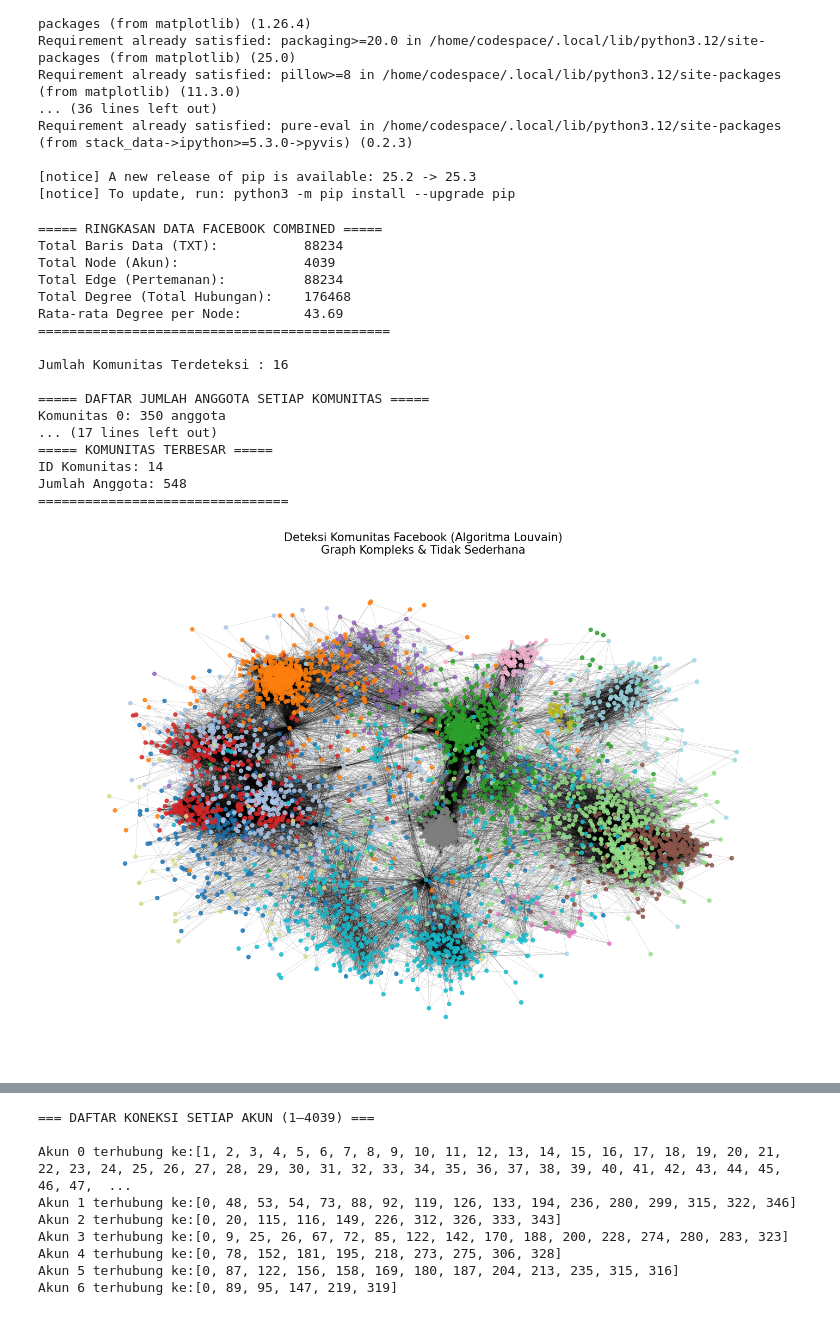
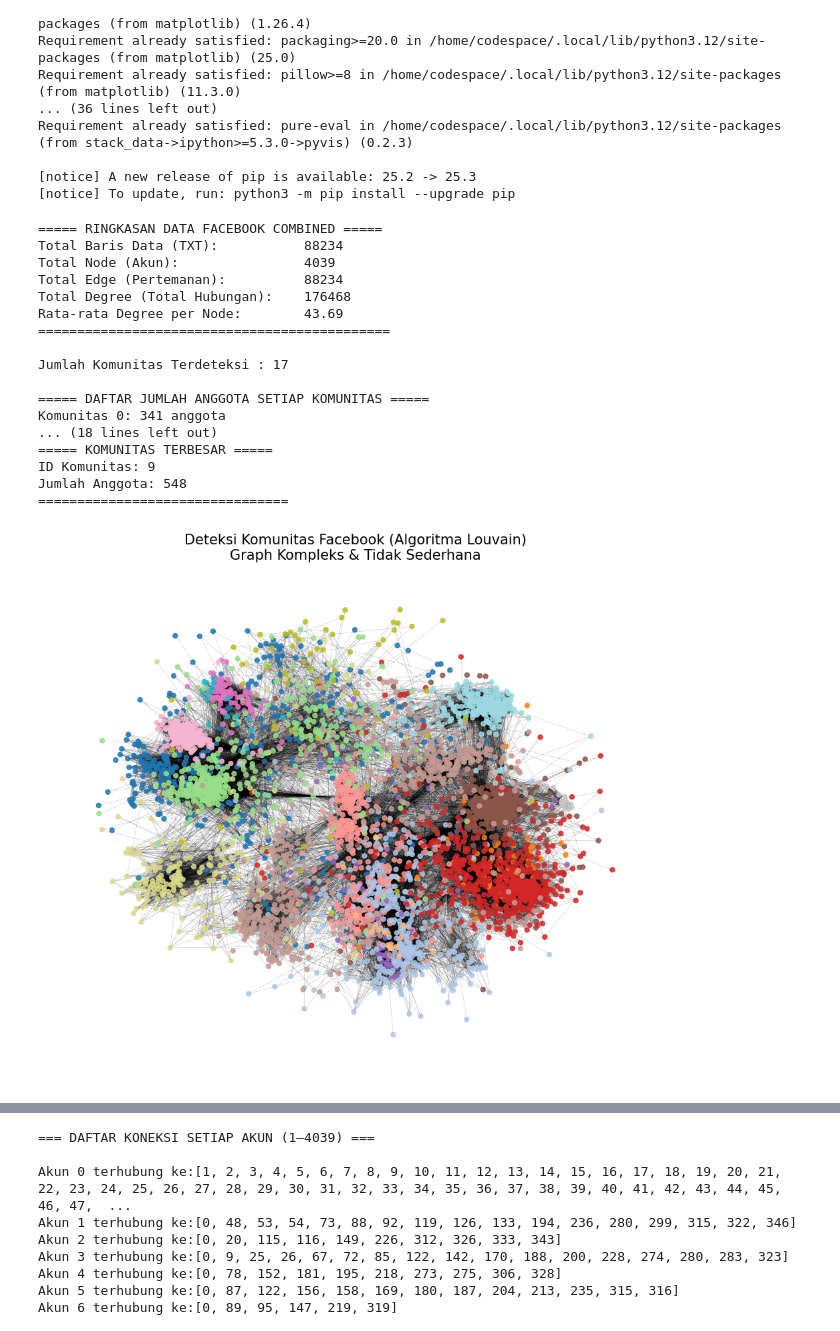
Before and after one commit to farah123-dot/ppw, a Jupyter notebook: _sources/facebook.ipynb, the cells around one changed output, grey strips where cells are left out. Saved outputs shown, nothing was run; the diff lists cells and outputs as text; code cells hidden in the pictures.

```diff
--- a/_sources/facebook.ipynb
+++ b/_sources/facebook.ipynb
@@ -94,7 +94,7 @@ print("================================\n")
 # -----------------------------------------------------------
 # 5. Visualisasi 2D graph
 # -----------------------------------------------------------
-plt.figure(figsize=(18, 12))
+plt.figure(figsize=(12, 10))
 
 pos = nx.spring_layout(G, k=0.15, iterations=50)
 colors = [partition[node] for node in G.nodes()]
@@ -103,38 +103,38 @@ nx.draw_networkx_nodes(
     G, pos,
     node_size=25,
     node_color=colors,
     cmap=plt.cm.tab20,
     alpha=0.85
 )
 
 nx.draw_networkx_edges(
     G, pos,
     width=0.3,
     alpha=0.3
 )
 
 plt.title("Deteksi Komunitas Facebook (Algoritma Louvain)\nGraph Kompleks & Tidak Sederhana", fontsize=15)
 plt.axis('off')
 plt.show()
 # %% [output]
 ===== RINGKASAN DATA FACEBOOK COMBINED =====
 Total Baris Data (TXT):           88234
 Total Node (Akun):                4039
 Total Edge (Pertemanan):          88234
 Total Degree (Total Hubungan):    176468
 Rata-rata Degree per Node:        43.69
 =============================================
 
-Jumlah Komunitas Terdeteksi : 16
+Jumlah Komunitas Terdeteksi : 17
 
 ===== DAFTAR JUMLAH ANGGOTA SETIAP KOMUNITAS =====
-Komunitas 0: 350 anggota
-... (17 lines left out)
+Komunitas 0: 341 anggota
+... (18 lines left out)
 ===== KOMUNITAS TERBESAR =====
-ID Komunitas: 14
+ID Komunitas: 9
 Jumlah Anggota: 548
 ================================
-[figure, old version]
+[figure, new version]
 # %%
 # ============================================================
 # LIST ANGGOTA AKUN DI SETIAP KOMUNITAS
```
Also changed, not shown: parts of 1 cell of this notebook, 2 other files.
